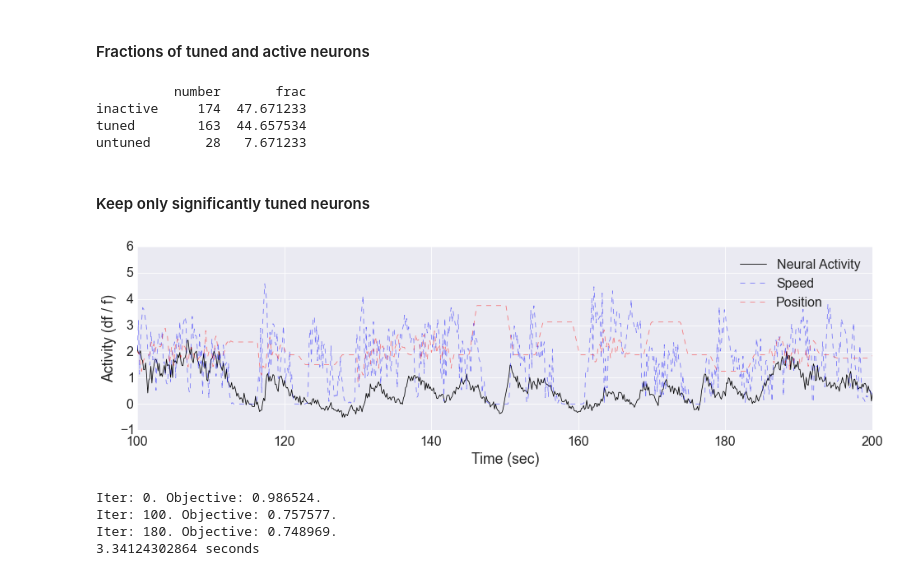
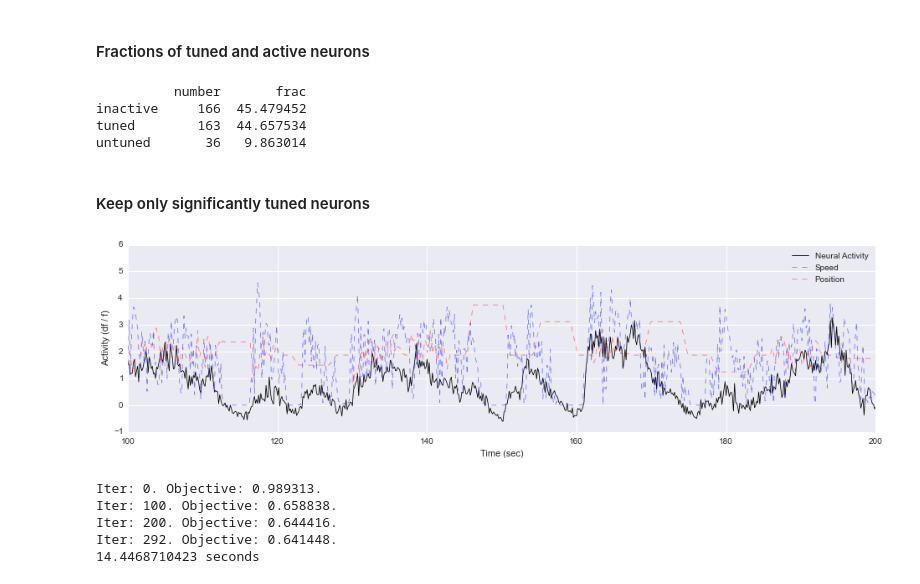
Before and after one commit to clarafy/covariance-dictionary, a Jupyter notebook: mouse_data.ipynb, the cells around one changed output. Drawn from its saved outputs; the diff is of its cells as text; code cells hidden in the pictures.

```diff
--- a/mouse_data.ipynb
+++ b/mouse_data.ipynb
@@ -102,15 +103,16 @@ n_units = units.count()['sourceId'] # number of total neurons
 #### Fractions of tuned and active neurons
 # %%
 tuned = units.pVal < 0.05
-active = units.unitMean > 0.75
+active = units.unitMean > np.percentile(units.unitMean, 80)
+n = sum(active) # number of active neurons
 summary = pd.DataFrame([sum((~active) & (~tuned)), sum(tuned), sum(active & (~tuned))],
                                index=['inactive','tuned','untuned'], columns=['number'])
 summary['frac'] = 100 * summary.number / summary.number.sum()
 print summary
 # %% [output]
           number       frac
-inactive     174  47.671233
+inactive     166  45.479452
 tuned        163  44.657534
-untuned       28   7.671233
+untuned       36   9.863014
 # %% [markdown]
 #### Keep only significantly tuned neurons
@@ -119,32 +119,31 @@ table = table[tuned.values]
 # %%
-with open(os.path.join(path, session, 'params', 'covariates.json')) as infile:
+with open(os.path.join(path, str(session), 'params', 'covariates.json')) as infile:
     covariates = json.load(infile)
 covariates = pd.DataFrame([x['value'] for x in covariates], index=[str(x['name']) for x in covariates]).T
 # %%
-timeseries = pd.DataFrame.from_csv(os.path.join(path, session, 'sources', 'timeseries.csv'))
+timeseries = pd.DataFrame.from_csv(os.path.join(path, str(session), 'sources', 'timeseries.csv'))
 # %%
-n = sum(active) # number of active neurons
-ts = np.array(timeseries.loc[active, :])
+ts = timeseries.loc[active, :].values
 n_samp = ts.shape[1] # number of samples
 
 start = 100
 stop = 200
 
 def disp(s):
-    sns.set_style('darkgrid')
+    sns.set_style('darkgrid');
     plt.figure(figsize=(16, 4));
     x = np.arange(n_samp) / hz
     plt.plot(x, ts[s, :], c='k', linewidth=0.8);
     plt.xlabel('Time (sec)');
     plt.ylabel('Activity (df / f)');
 
     plt.plot(x, covariates.speed / 16, '--b', alpha=0.5, linewidth=0.8);
     plt.plot(x, covariates.corPos / 8, '--r', alpha=0.5, linewidth=0.8);
     plt.xlim(start, stop);
     plt.ylim(-1, 6);
     plt.legend(['Neural Activity', 'Speed', 'Position']);
 
 widgets.interact(disp, s = (0, n - 1, 1));
 # %% [output]
-[figure, old version]
+[figure, new version]
 # %%
@@ -162,16 +161,17 @@ regressors = np.vstack([np.mean(covariates.loc[i : i + win, :], axis=0)
                         for i in np.arange(0, n_samp - win, shift * win)])
 reg = regressors[:, reg_idx]
 # %%
-k = 3 # number of dictionary elements
+k = 8 # number of dictionary elements
 reload(covdict)
-admm = covdict.CovarianceDictionary(k=k, method='admm', verbose=True, time=True, admm_gamma=0.5)
+admm = covdict.CovarianceDictionary(k=k, method='admm', verbose=True, time=True, correlation=False, admm_gamma=0.5)
 t = time.time()
 Wadmm = admm.fit_transform(X)
 print str(time.time() - t) + ' seconds'
 # %% [output]
-Iter: 0. Objective: 0.986524.
-Iter: 100. Objective: 0.757577.
-Iter: 180. Objective: 0.748969.
-3.34124302864 seconds
+Iter: 0. Objective: 0.989313.
+Iter: 100. Objective: 0.658838.
+Iter: 200. Objective: 0.644416.
+Iter: 292. Objective: 0.641448.
+14.4468710423 seconds
 # %%
 # Plot objective at each iteration and final learned weights.
```
Also changed, not shown: parts of 15 cells of this notebook.
